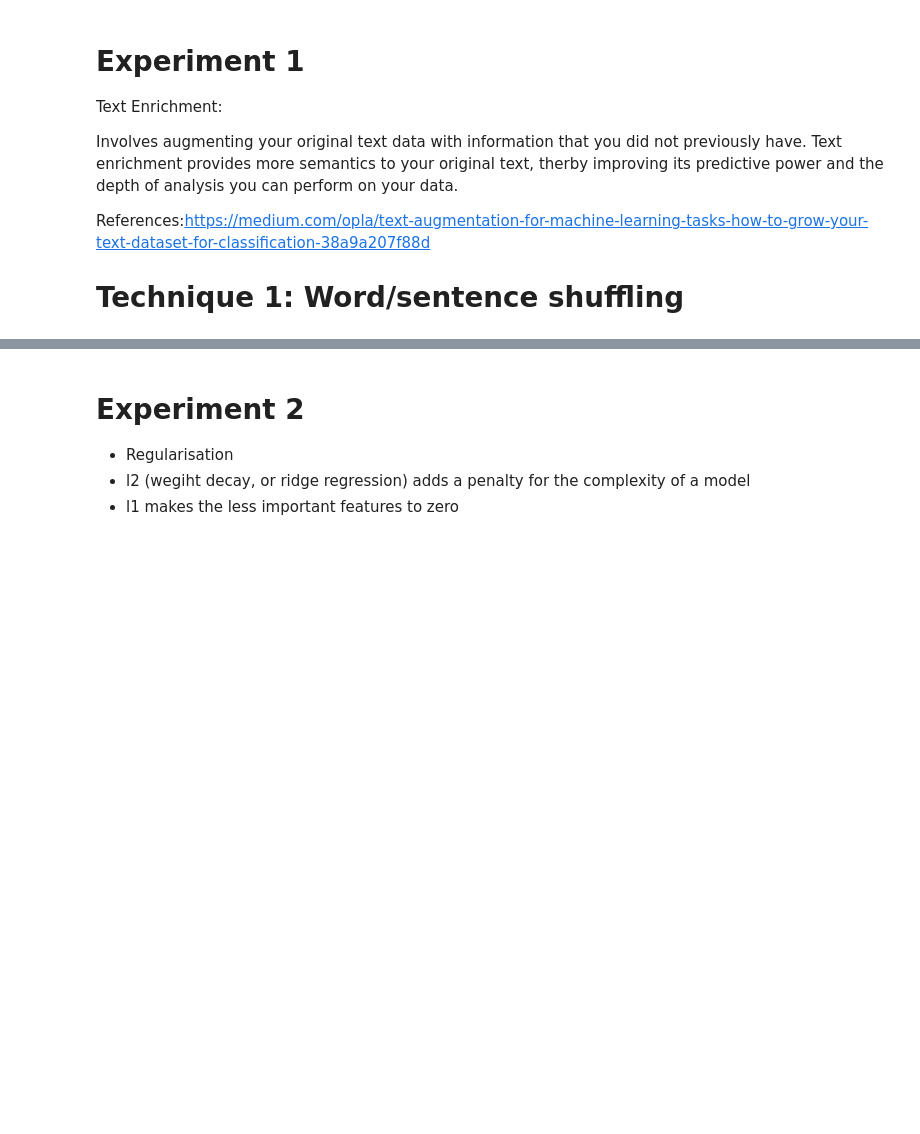
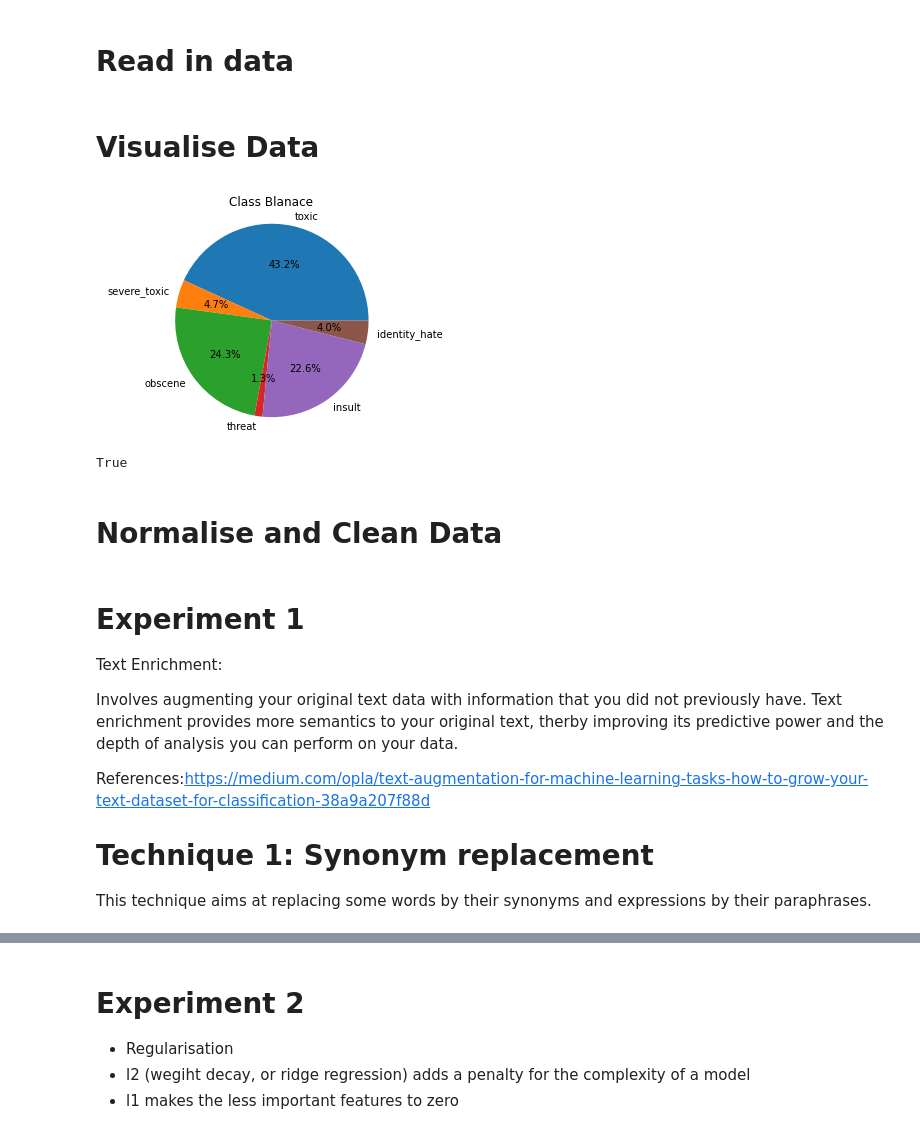
Before and after one commit to Dimitrisvas/group7_textClassification, a Jupyter notebook: Dennis/Dennis Experiment.ipynb, the cells around one changed output, grey strips where cells are left out. Saved outputs shown, nothing was run; the diff lists cells and outputs as text; code cells hidden in the pictures; blank space fills up the shorter version.

```diff
--- a/Dennis/Dennis Experiment.ipynb
+++ b/Dennis/Dennis Experiment.ipynb
@@ -0,0 +53,2 @@
+# %% [markdown]
+# Read in data
@@ -0,0 +71,52 @@
+# %%
+# Read in training dataset
+train = pd.read_csv(TRAIN_DATASET)
+
+# Read in test data and labels
+test_data = pd.read_csv(TEST_DATA)
+test_labels = pd.read_csv(TEST_LABELS)
+
+# Combine test data and labels into one data frame
+test = pd.concat([test_data, test_labels], axis=1)
+
+# Remove redundant id field from both datasets
+train = train.drop(columns=REDUNDANT_FIELDS)
+test = test.drop(columns=REDUNDANT_FIELDS)
+
+# Remove samples with labels containing -1 in test dataset, this
+# is a place holder for samples that were not assigned labels.
+test = test.drop(test[(test.toxic == -1) |
+                      (test.severe_toxic == -1) |
+                      (test.obscene == -1) |
+                      (test.threat == -1) |
+                      (test.insult == -1) |
+                      (test.identity_hate == -1)].index)
+# %% [markdown]
+# Visualise Data
+# %%
+def visualise_data(data):
+
+    classes = {}
+
+    for index in range(1,7):
+        classes.update({data.iloc[:,index].name : np.histogram(data.iloc[:,index], bins=2)[0]})
+
+    labels = list(classes2.keys())
+    values = list(classes2.values())
+    data = [values[x][1] for x in range(0,len(values))]
+
+    plt.pie(data,labels=labels,autopct='%1.1f%%')
+    plt.title('Class Blanace')
+    plt.axis('equal')
+    plt.show()
+
+    return True
+
+
+# Balanced Dataset
+visualise_data(train)
+# %% [output]
+[figure, added]
+True
+# %% [markdown]
+# Normalise and Clean Data
@@ -9,6 +148,6 @@ Involves augmenting your original text data with information that you did not pr
 References:https://medium.com/opla/text-augmentation-for-machine-learning-tasks-how-to-grow-your-text-dataset-for-classification-38a9a207f88d
 
 
+# Technique 1: Synonym replacement
 
-
-# Technique 1: Word/sentence shuffling
+This technique aims at replacing some words by their synonyms and expressions by their paraphrases.
```
Also changed, not shown: parts of 19 cells of this notebook, 5 other files.
